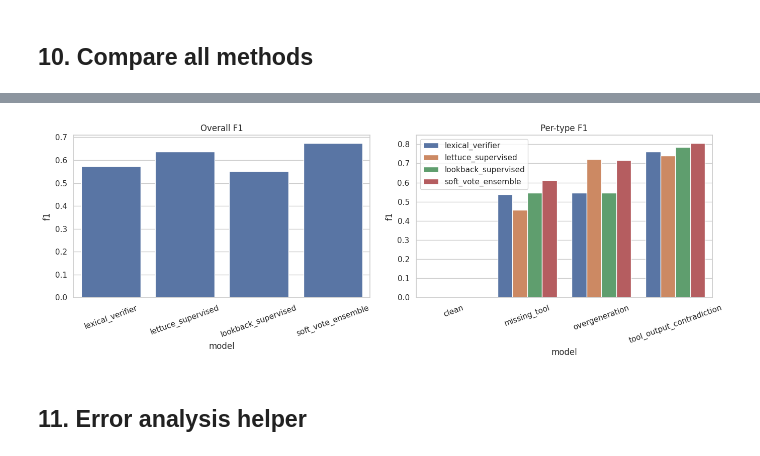
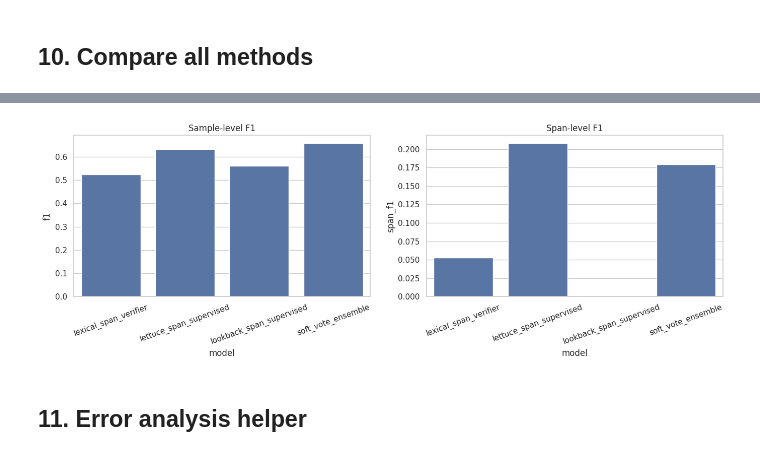
Before and after one commit to Lerusya66/toolace, a Jupyter notebook: evaluation_baselines_improved.ipynb, the cells around one changed output, grey strips where cells are left out. Saved outputs shown, nothing was run; the diff lists cells and outputs as text; code cells hidden in the pictures.

Commit message:
method and analysis artefacts

```diff
--- a/evaluation_baselines_improved.ipynb
+++ b/evaluation_baselines_improved.ipynb
@@ -266,10 +276,11 @@ for corruption_type, rows in corrupted_datasets.items():
 
 benchmark_df = pd.DataFrame(benchmark_rows)
 benchmark_df["row_id"] = np.arange(len(benchmark_df))
+benchmark_df = add_normalized_context_columns(benchmark_df)
 
 print(f"Combined benchmark size: {len(benchmark_df)}")
 display(benchmark_df.groupby(["corruption_type", "label"]).size().rename("count").reset_index())
-benchmark_df.head(5)
+benchmark_df[["query", "normalized_context", "corruption_type", "label"]].head(3)
 # %% [output]
 Combined benchmark size: 4136
 |  | corruption_type | label | count |
@@ -508 +421,6 @@ def lexical_features(row):
+# %%
+def run_lexical_span_detector(row):
+    spans = lexical_hallucination_spans(row)
+    feats = aggregate_span_features(spans, len(row["output"]))
+    return spans, feats
 # %%
@@ -870,15 +797,23 @@ ensemble_df["lbl_score"] = lbl_test_score
 ensemble_df["ensemble_score"] = ensemble_df[["lex_score", "lettuce_score", "lbl_score"]].mean(axis=1)
 ensemble_df["ensemble_pred"] = (ensemble_df["ensemble_score"] >= 0.5).astype(int)
 
-ensemble_overall = pd.DataFrame([
-    evaluate_predictions(
-        ensemble_df["label"].to_numpy(),
-        ensemble_df["ensemble_pred"].to_numpy(),
-        ensemble_df["ensemble_score"].to_numpy(),
-        prefix="soft_vote_ensemble",
-    )
-])
-ensemble_by_type = evaluate_by_type(ensemble_df, pred_col="ensemble_pred", score_col="ensemble_score")
+# For span-level evaluation we union the spans from the three detectors.
+ensemble_spans = []
+for lex_spans, lettuce_spans, lbl_spans in zip(
+    test_df_lex["lexical_spans"],
+    test_df_lettuce["lettuce_spans"],
+    test_df_lbl["lbl_spans"],
+):
+    ensemble_spans.append(merge_spans(list(lex_spans) + list(lettuce_spans) + list(lbl_spans)))
+ensemble_df["ensemble_spans"] = ensemble_spans
+
+ensemble_overall, ensemble_by_type = build_method_report(
+    ensemble_df,
+    pred_col="ensemble_pred",
+    score_col="ensemble_score",
+    span_col="ensemble_spans",
+    model_name="soft_vote_ensemble",
+)
 
 display(ensemble_overall)
 display(ensemble_by_type)
@@ -937,19 +872,18 @@ display(by_type_summary.sort_values(["model", "f1"], ascending=[True, False]))
 # %%
 fig, axes = plt.subplots(1, 2, figsize=(14, 5))
 
 sns.barplot(data=summary, x="model", y="f1", ax=axes[0])
-axes[0].set_title("Overall F1")
+axes[0].set_title("Sample-level F1")
 axes[0].tick_params(axis="x", rotation=20)
 
-sns.barplot(data=by_type_summary, x="model", y="f1", hue="method", ax=axes[1])
-axes[1].set_title("Per-type F1")
+sns.barplot(data=summary, x="model", y="span_f1", ax=axes[1])
+axes[1].set_title("Span-level F1")
 axes[1].tick_params(axis="x", rotation=20)
-axes[1].legend(loc="best")
 
 plt.tight_layout()
 plt.show()
 # %% [output]
-[figure, old version]
+[figure, new version]
 # %% [markdown]
 ## 11. Error analysis helper
 # %%
```
Also changed, not shown: parts of 25 cells of this notebook, 18 other files.
